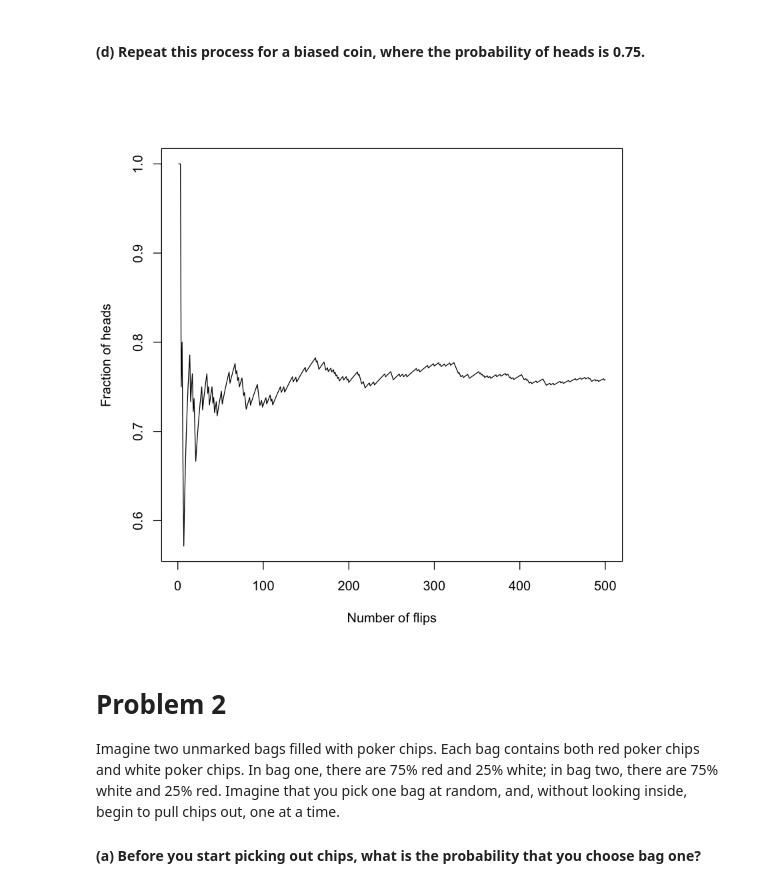
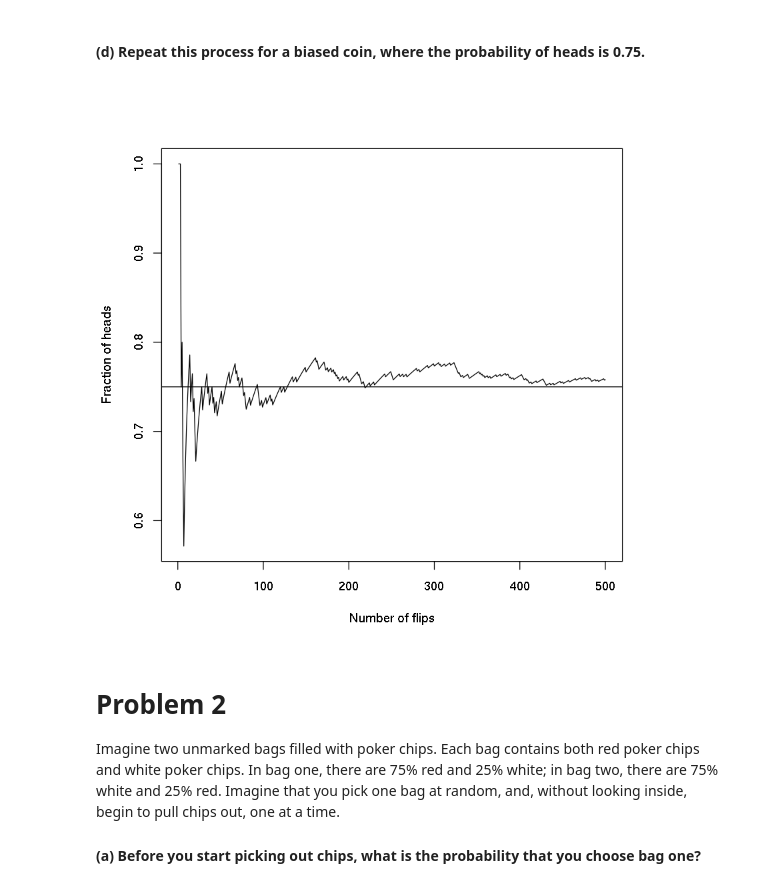
Before and after one commit to dskrenta/appm-4570, a Jupyter notebook: week3/unit2-probability-code.ipynb, the cells around one changed output. Cells and saved outputs as stored; diff of their text form; code cells hidden in the pictures.

```diff
--- a/week3/unit2-probability-code.ipynb
+++ b/week3/unit2-probability-code.ipynb
@@ -35,18 +36,19 @@ plot(p, type = "l", xlab = "Number of flips", ylab = "Fraction of heads")
 # %%
 set.seed(1)
 
 flips = sample(v, size = n, replace = TRUE, prob = c(0.75, 0.25))
 
 data = matrix(data = NA, nrow = n, ncol = 1)
 
 for (i in 1:n) {
     dumb = flips[1:i]
     data[i] = length(dumb[dumb == "H"]) / i
 }
 
 plot(data, type = "l", xlab = "Number of flips", ylab = "Fraction of heads")
+abline(h = 0.75)
 # %% [output]
-[figure, old version]
+[figure, new version]
 # %% [markdown]
 # Problem 2
 
```
Also changed, not shown: parts of 4 cells of this notebook, 1 other file.
